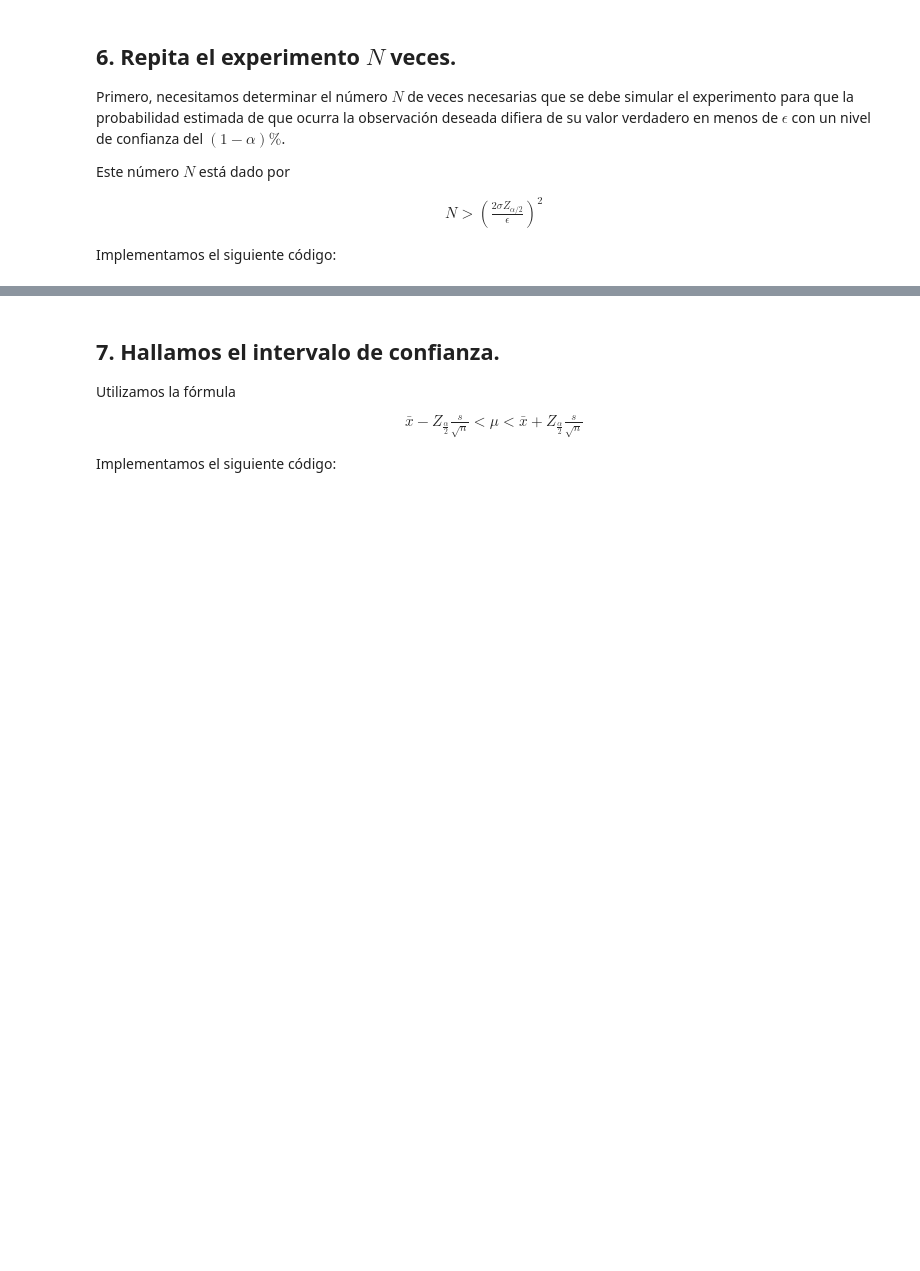
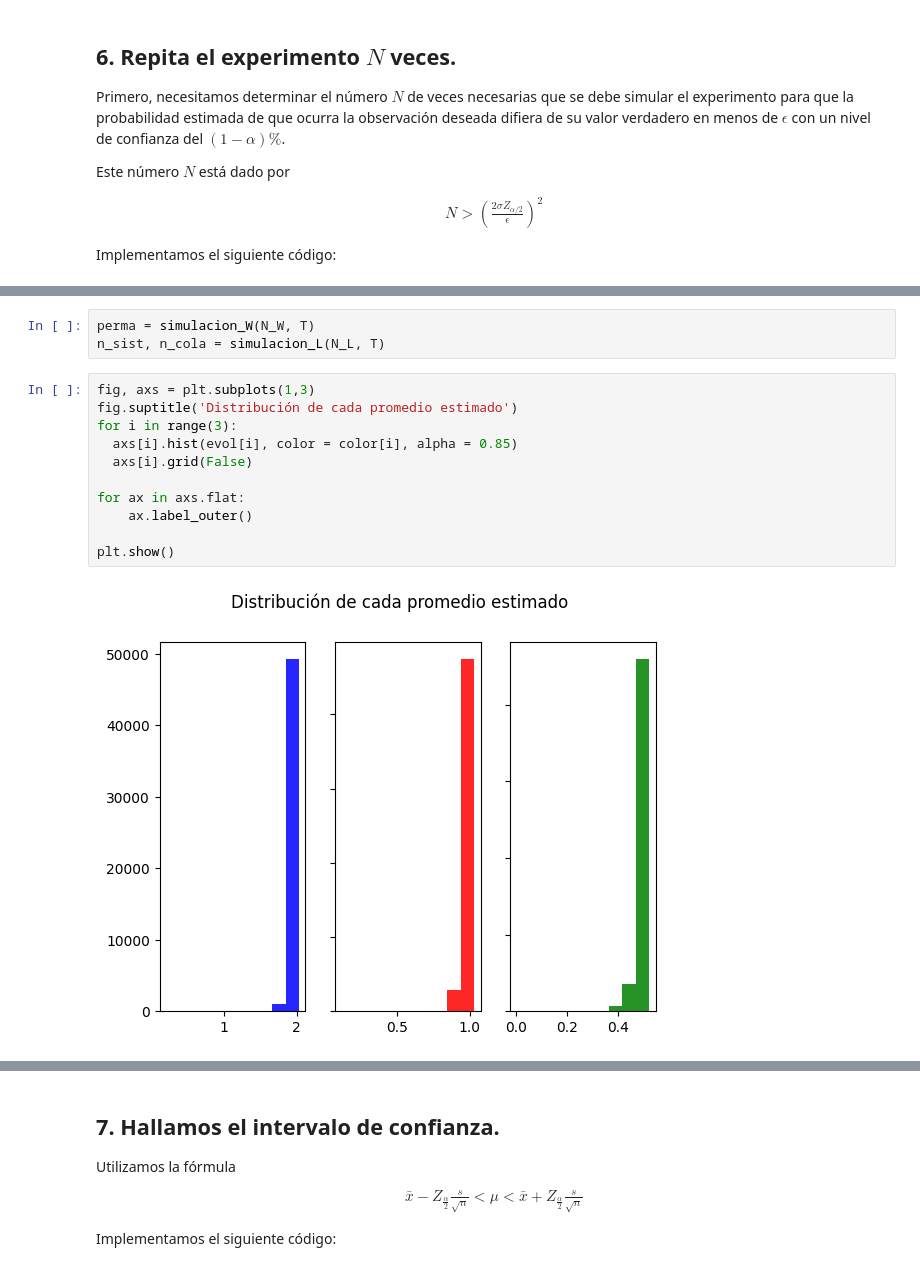
Before and after one commit to adrianriverar/Simulacion-II, a Jupyter notebook: Problema30_piezas.ipynb, the cells around one changed output, grey strips where cells are left out. Saved outputs shown, nothing was run; the diff lists cells and outputs as text; blank space fills up the shorter version.

```diff
--- a/Problema30_piezas.ipynb
+++ b/Problema30_piezas.ipynb
@@ -136,0 +206,16 @@ mu = 1.9978776935582898 , sigma = 0.03236640023156324
+# %%
+perma = simulacion_W(N_W, T)
+n_sist, n_cola = simulacion_L(N_L, T)
+# %%
+fig, axs = plt.subplots(1,3)
+fig.suptitle('Distribución de cada promedio estimado')
+for i in range(3):
+  axs[i].hist(evol[i], color = color[i], alpha = 0.85)
+  axs[i].grid(False)
+
+for ax in axs.flat:
+    ax.label_outer()
+
+plt.show()
+# %% [output]
+[figure, added]
```
Also changed, not shown: parts of 29 cells of this notebook.
